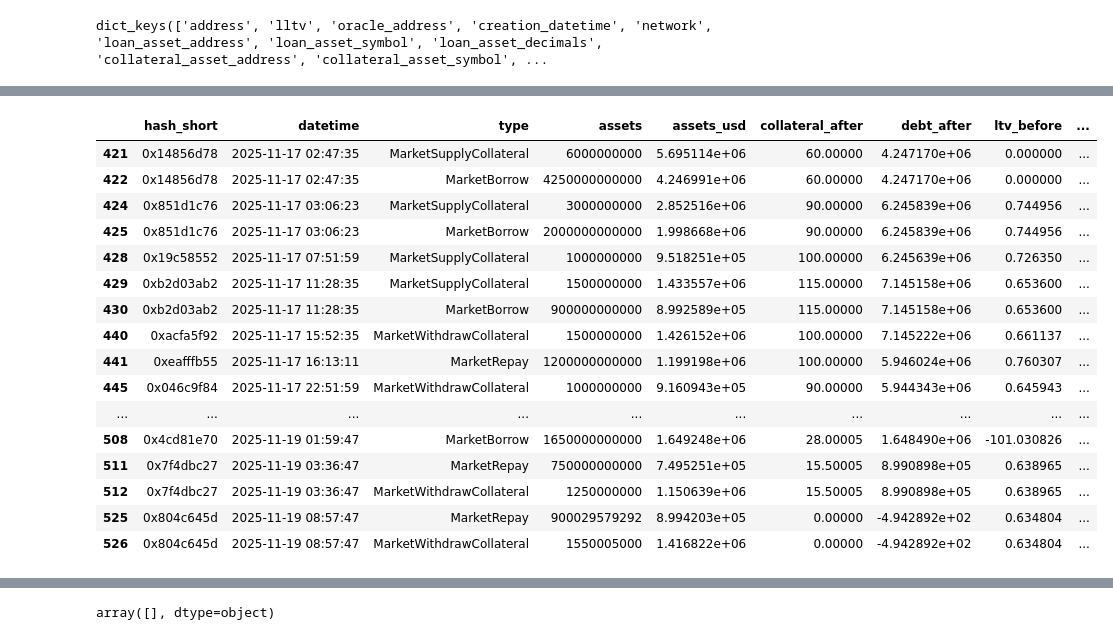
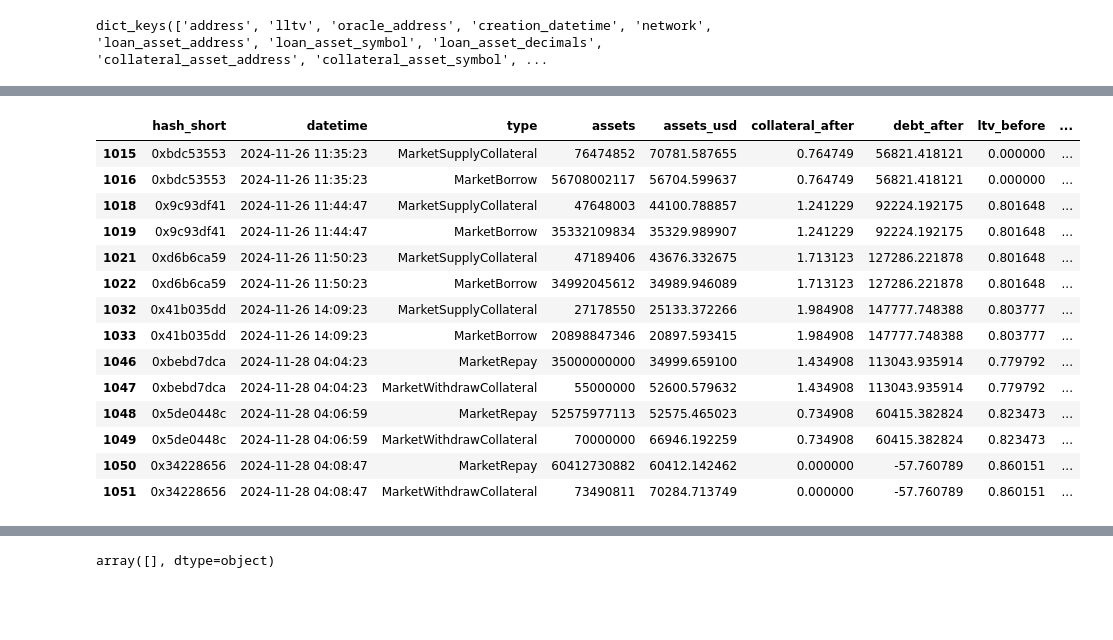
Before and after one commit to egortrussov/lending_protocols_researh, a Jupyter notebook: events_analisys/user_activities.ipynb, the cells around one changed output, grey strips where cells are left out. Cells and saved outputs as stored; diff of their text form; code cells hidden in the pictures; blank space fills up the shorter version.

```diff
--- a/events_analisys/user_activities.ipynb
+++ b/events_analisys/user_activities.ipynb
@@ -4,6 +4,8 @@ import json
 
 df = pd.read_csv("/Users/yegortrussov/Documents/ml/lending_protocols/dataset_collection/data/markets_raw/eth_cbbtc_usdt.csv")
 df = pd.read_csv("/Users/yegortrussov/Documents/ml/lending_protocols/dataset_collection/data/markets_enriched/eth_cbbtc_usdt.csv")
+df = pd.read_csv("/Users/yegortrussov/Documents/ml/lending_protocols/dataset_collection/data/markets_enriched/eth_cbbtc_usdc.csv")
+
 with open("/Users/yegortrussov/Documents/ml/lending_protocols/dataset_collection/data/common/markets_meta.json", 'r') as f:
     markets_meta = json.load(f)
 market_meta = markets_meta["0x45671fb8d5dea1c4fbca0b8548ad742f6643300eeb8dbd34ad64a658b2b05bca"]
@@ -19,32 +21,32 @@ df["user_address"].value_counts().hist(bins=50)
 # %%
 df["user_address"].value_counts()
 df["hash_short"] = df["hash"].str[:10]
-df[df["user_address"] == "0xAF7E68165AB5BD677333eDd6B0797D921cDfb09C"][[
+# df[df["user_address"] == "0x6d47Dc03f56FAe6558eB20E2d5A5Bcd76A3094D5"][[
+df[df["user_address"] == "0x5eaA8bdc315608E8Cf873CFAbA05e42826f68C4d"][[
     "hash_short",
     "datetime",
     "type",
     "assets",
     "assets_usd",
     "collateral_after",
     "debt_after",
     "ltv_before",
-    "ltv_after"
+    "ltv_after",
+    "health_factor_after",
 ]].sort_values("datetime")
 # %% [output]
 |  | hash_short | datetime | type | assets | assets_usd | collateral_after | debt_after | ltv_before | ... |
-| 421 | 0x14856d78 | 2025-11-17 02:47:35 | MarketSupplyCollateral | 6000000000 | 5.695114e+06 | 60.00000 | 4.247170e+06 | 0.000000 | ... |
-| 422 | 0x14856d78 | 2025-11-17 02:47:35 | MarketBorrow | 4250000000000 | 4.246991e+06 | 60.00000 | 4.247170e+06 | 0.000000 | ... |
-| 424 | 0x851d1c76 | 2025-11-17 03:06:23 | MarketSupplyCollateral | 3000000000 | 2.852516e+06 | 90.00000 | 6.245839e+06 | 0.744956 | ... |
-| 425 | 0x851d1c76 | 2025-11-17 03:06:23 | MarketBorrow | 2000000000000 | 1.998668e+06 | 90.00000 | 6.245839e+06 | 0.744956 | ... |
-| 428 | 0x19c58552 | 2025-11-17 07:51:59 | MarketSupplyCollateral | 1000000000 | 9.518251e+05 | 100.00000 | 6.245639e+06 | 0.726350 | ... |
-| 429 | 0xb2d03ab2 | 2025-11-17 11:28:35 | MarketSupplyCollateral | 1500000000 | 1.433557e+06 | 115.00000 | 7.145158e+06 | 0.653600 | ... |
-| 430 | 0xb2d03ab2 | 2025-11-17 11:28:35 | MarketBorrow | 900000000000 | 8.992589e+05 | 115.00000 | 7.145158e+06 | 0.653600 | ... |
-| 440 | 0xacfa5f92 | 2025-11-17 15:52:35 | MarketWithdrawCollateral | 1500000000 | 1.426152e+06 | 100.00000 | 7.145222e+06 | 0.661137 | ... |
-| 441 | 0xeafffb55 | 2025-11-17 16:13:11 | MarketRepay | 1200000000000 | 1.199198e+06 | 100.00000 | 5.946024e+06 | 0.760307 | ... |
-| 445 | 0x046c9f84 | 2025-11-17 22:51:59 | MarketWithdrawCollateral | 1000000000 | 9.160943e+05 | 90.00000 | 5.944343e+06 | 0.645943 | ... |
-| ... | ... | ... | ... | ... | ... | ... | ... | ... | ... |
-| 508 | 0x4cd81e70 | 2025-11-19 01:59:47 | MarketBorrow | 1650000000000 | 1.649248e+06 | 28.00005 | 1.648490e+06 | -101.030826 | ... |
-| 511 | 0x7f4dbc27 | 2025-11-19 03:36:47 | MarketRepay | 750000000000 | 7.495251e+05 | 15.50005 | 8.990898e+05 | 0.638965 | ... |
-| 512 | 0x7f4dbc27 | 2025-11-19 03:36:47 | MarketWithdrawCollateral | 1250000000 | 1.150639e+06 | 15.50005 | 8.990898e+05 | 0.638965 | ... |
-| 525 | 0x804c645d | 2025-11-19 08:57:47 | MarketRepay | 900029579292 | 8.994203e+05 | 0.00000 | -4.942892e+02 | 0.634804 | ... |
-| 526 | 0x804c645d | 2025-11-19 08:57:47 | MarketWithdrawCollateral | 1550005000 | 1.416822e+06 | 0.00000 | -4.942892e+02 | 0.634804 | ... |
+| 1015 | 0xbdc53553 | 2024-11-26 11:35:23 | MarketSupplyCollateral | 76474852 | 70781.587655 | 0.764749 | 56821.418121 | 0.000000 | ... |
+| 1016 | 0xbdc53553 | 2024-11-26 11:35:23 | MarketBorrow | 56708002117 | 56704.599637 | 0.764749 | 56821.418121 | 0.000000 | ... |
+| 1018 | 0x9c93df41 | 2024-11-26 11:44:47 | MarketSupplyCollateral | 47648003 | 44100.788857 | 1.241229 | 92224.192175 | 0.801648 | ... |
+| 1019 | 0x9c93df41 | 2024-11-26 11:44:47 | MarketBorrow | 35332109834 | 35329.989907 | 1.241229 | 92224.192175 | 0.801648 | ... |
+| 1021 | 0xd6b6ca59 | 2024-11-26 11:50:23 | MarketSupplyCollateral | 47189406 | 43676.332675 | 1.713123 | 127286.221878 | 0.801648 | ... |
+| 1022 | 0xd6b6ca59 | 2024-11-26 11:50:23 | MarketBorrow | 34992045612 | 34989.946089 | 1.713123 | 127286.221878 | 0.801648 | ... |
+| 1032 | 0x41b035dd | 2024-11-26 14:09:23 | MarketSupplyCollateral | 27178550 | 25133.372266 | 1.984908 | 147777.748388 | 0.803777 | ... |
+| 1033 | 0x41b035dd | 2024-11-26 14:09:23 | MarketBorrow | 20898847346 | 20897.593415 | 1.984908 | 147777.748388 | 0.803777 | ... |
+| 1046 | 0xbebd7dca | 2024-11-28 04:04:23 | MarketRepay | 35000000000 | 34999.659100 | 1.434908 | 113043.935914 | 0.779792 | ... |
+| 1047 | 0xbebd7dca | 2024-11-28 04:04:23 | MarketWithdrawCollateral | 55000000 | 52600.579632 | 1.434908 | 113043.935914 | 0.779792 | ... |
+| 1048 | 0x5de0448c | 2024-11-28 04:06:59 | MarketRepay | 52575977113 | 52575.465023 | 0.734908 | 60415.382824 | 0.823473 | ... |
+| 1049 | 0x5de0448c | 2024-11-28 04:06:59 | MarketWithdrawCollateral | 70000000 | 66946.192259 | 0.734908 | 60415.382824 | 0.823473 | ... |
+| 1050 | 0x34228656 | 2024-11-28 04:08:47 | MarketRepay | 60412730882 | 60412.142462 | 0.000000 | -57.760789 | 0.860151 | ... |
+| 1051 | 0x34228656 | 2024-11-28 04:08:47 | MarketWithdrawCollateral | 73490811 | 70284.713749 | 0.000000 | -57.760789 | 0.860151 | ... |
```
Also changed, not shown: parts of 7 cells of this notebook, 13 other files.
